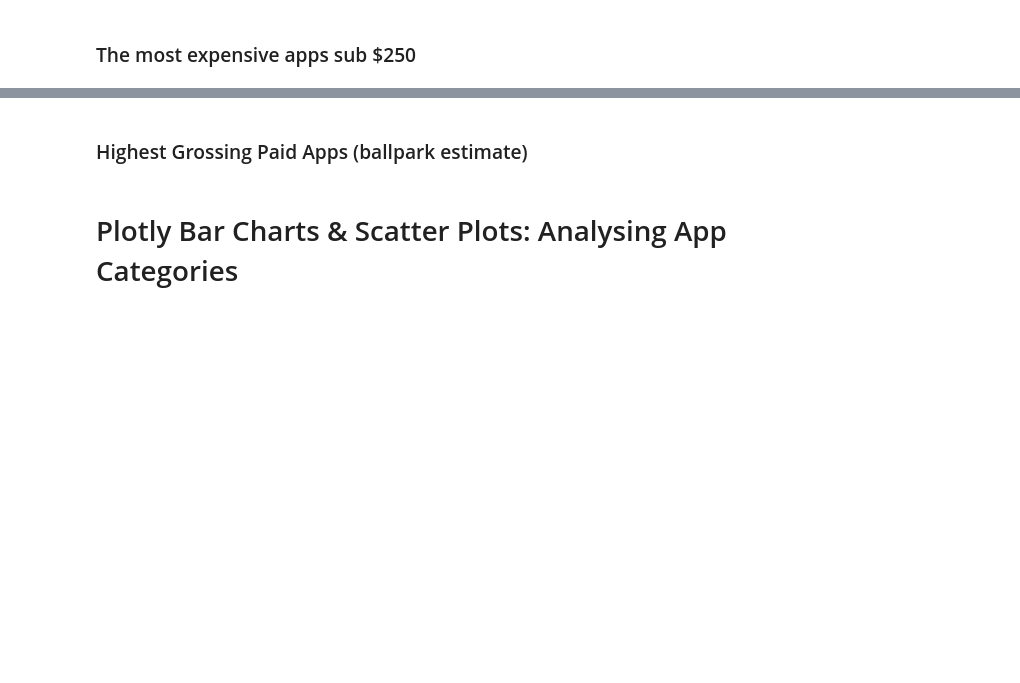
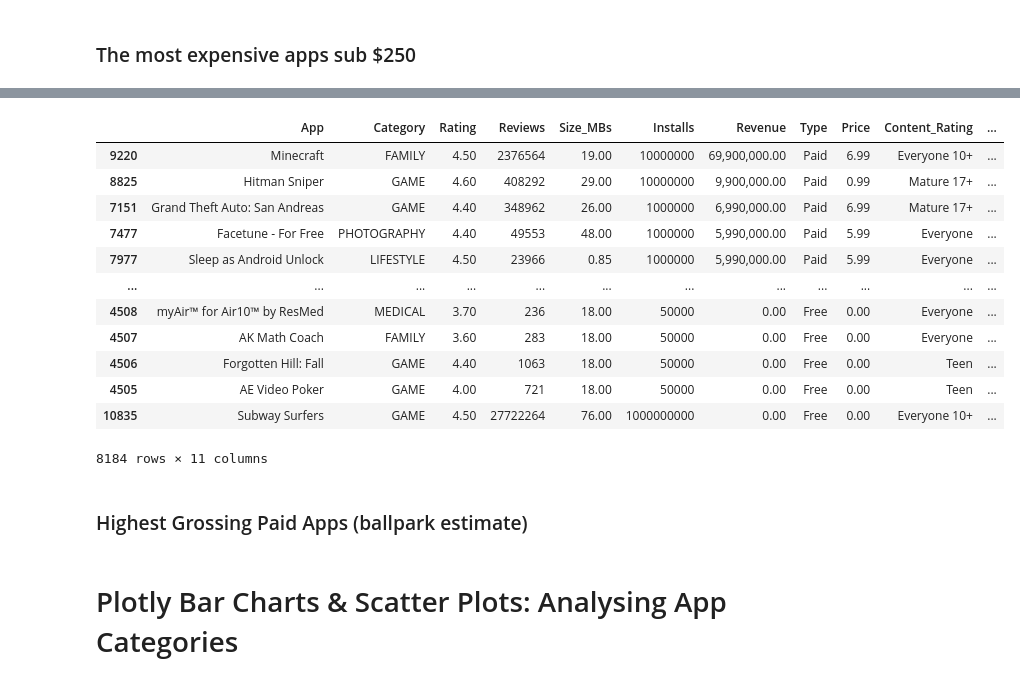
Before and after one commit to womaro/Story, a Jupyter notebook: Google_Play_Store_App_Analytics_(start).ipynb, the cells around one changed output, grey strips where cells are left out. Saved outputs shown, nothing was run; the diff lists cells and outputs as text; code cells hidden in the pictures; blank space fills up the shorter version.

```diff
--- a/Google_Play_Store_App_Analytics_(start).ipynb
+++ b/Google_Play_Store_App_Analytics_(start).ipynb
@@ -249,0 +299,5 @@ Convert the number of installations (the Installs column) to a numeric data type
+# %%
+df_apps_clean.Installs = df_apps_clean.Installs.astype(str).str.replace(',', '')
+df_apps_clean.sample(10)
+df_apps_clean.Installs = pd.to_numeric(df_apps_clean.Installs)
+df_apps_clean[['App', 'Installs']].groupby('Installs').count()
@@ -259,0 +347,4 @@ Add a column called 'Revenue_Estimate' to the DataFrame. This column should hold
+# %%
+df_apps_clean.Price = df_apps_clean.Price.astype(str).str.replace('$', '')
+df_apps_clean.Price = pd.to_numeric(df_apps_clean.Price)
+df_apps_clean.sample(100)
@@ -260,2 +366,4 @@ Add a column called 'Revenue_Estimate' to the DataFrame. This column should hold
 # %% [markdown]
 ### The most expensive apps sub $250
+# %%
+df_apps_clean = df_apps_clean[df_apps_clean.Price < 250]
@@ -261,0 +386,4 @@ Add a column called 'Revenue_Estimate' to the DataFrame. This column should hold
+# %%
+Revenue = df_apps_clean.Price * df_apps_clean.Installs
+df_apps_clean.insert(6, 'Revenue', Revenue)
+df_apps_clean.sample(10)
@@ -262,3 +402,19 @@ Add a column called 'Revenue_Estimate' to the DataFrame. This column should hold
+# %%
+df_apps_clean.sort_values('Revenue', ascending = False)
+# %% [output]
+|  | App | Category | Rating | Reviews | Size_MBs | Installs | Revenue | Type | Price | Content_Rating | ... |
+| 9220 | Minecraft | FAMILY | 4.50 | 2376564 | 19.00 | 10000000 | 69,900,000.00 | Paid | 6.99 | Everyone 10+ | ... |
+| 8825 | Hitman Sniper | GAME | 4.60 | 408292 | 29.00 | 10000000 | 9,900,000.00 | Paid | 0.99 | Mature 17+ | ... |
+| 7151 | Grand Theft Auto: San Andreas | GAME | 4.40 | 348962 | 26.00 | 1000000 | 6,990,000.00 | Paid | 6.99 | Mature 17+ | ... |
+| 7477 | Facetune - For Free | PHOTOGRAPHY | 4.40 | 49553 | 48.00 | 1000000 | 5,990,000.00 | Paid | 5.99 | Everyone | ... |
+| 7977 | Sleep as Android Unlock | LIFESTYLE | 4.50 | 23966 | 0.85 | 1000000 | 5,990,000.00 | Paid | 5.99 | Everyone | ... |
+| ... | ... | ... | ... | ... | ... | ... | ... | ... | ... | ... | ... |
+| 4508 | myAir™ for Air10™ by ResMed | MEDICAL | 3.70 | 236 | 18.00 | 50000 | 0.00 | Free | 0.00 | Everyone | ... |
+| 4507 | AK Math Coach | FAMILY | 3.60 | 283 | 18.00 | 50000 | 0.00 | Free | 0.00 | Everyone | ... |
+| 4506 | Forgotten Hill: Fall | GAME | 4.40 | 1063 | 18.00 | 50000 | 0.00 | Free | 0.00 | Teen | ... |
+| 4505 | AE Video Poker | GAME | 4.00 | 721 | 18.00 | 50000 | 0.00 | Free | 0.00 | Teen | ... |
+| 10835 | Subway Surfers | GAME | 4.50 | 27722264 | 76.00 | 1000000000 | 0.00 | Free | 0.00 | Everyone 10+ | ... |
+8184 rows × 11 columns
 # %% [markdown]
 ### Highest Grossing Paid Apps (ballpark estimate)
 # %% [markdown]
```
Also changed, not shown: parts of 8 cells of this notebook.
